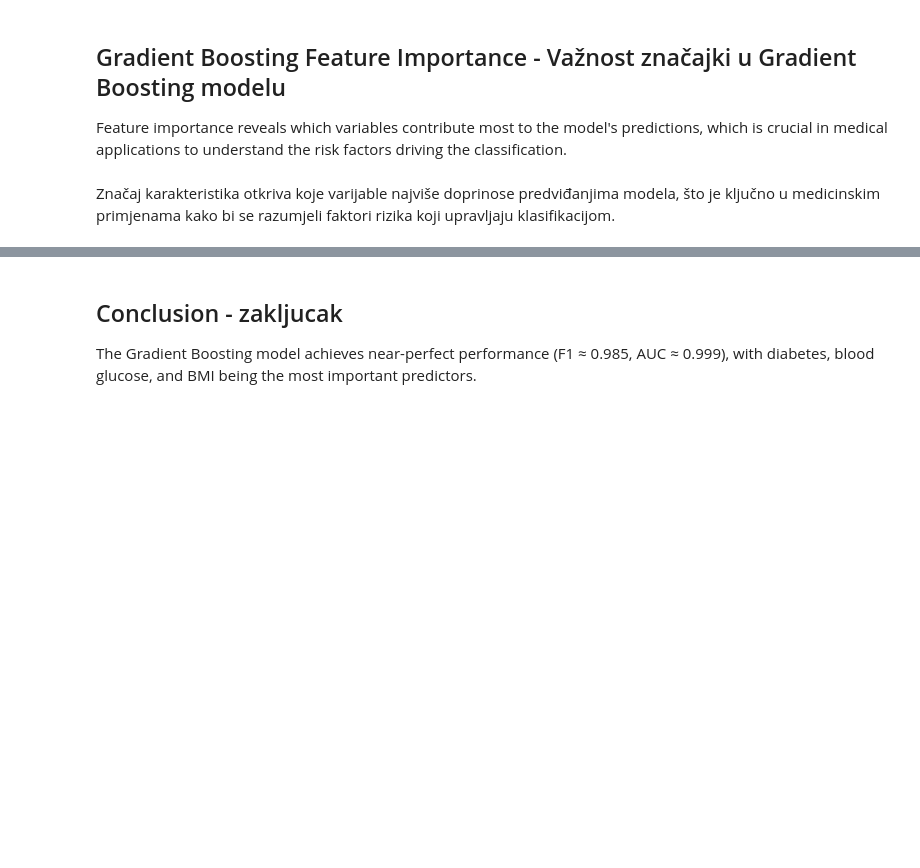
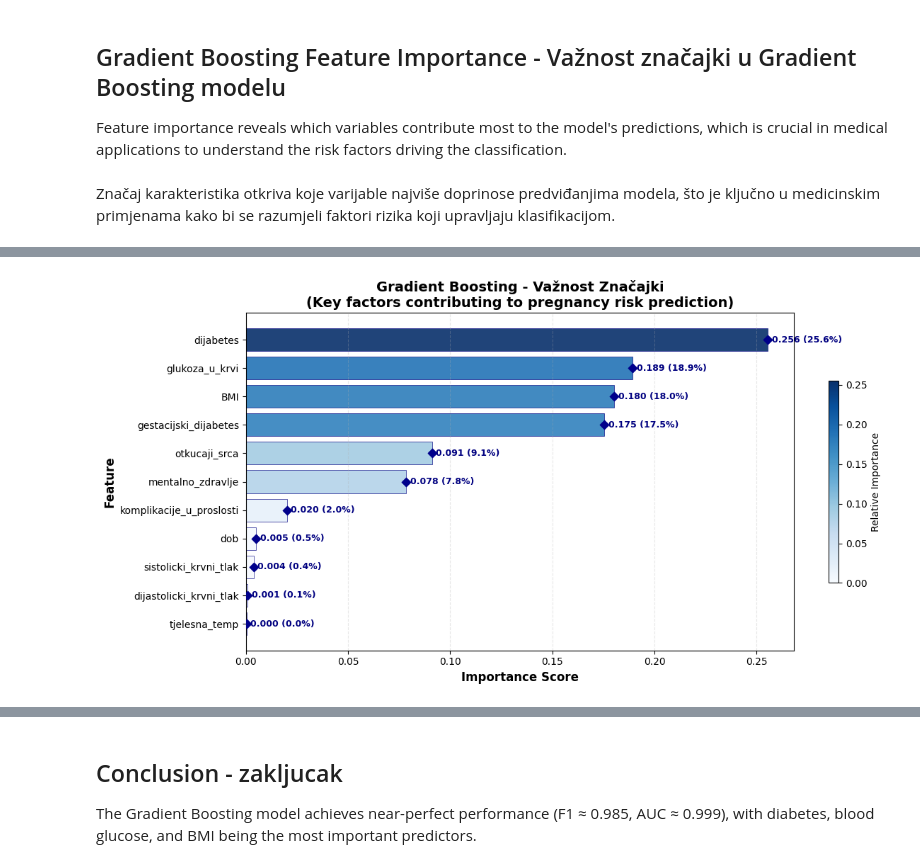
Before and after one commit to a-gcvc/Gestatix, a Jupyter notebook: backend/notebooks/analysisSet1.ipynb, the cells around one changed output, grey strips where cells are left out. Cells and saved outputs as stored; diff of their text form; code cells hidden in the pictures; blank space fills up the shorter version.

Commit message:
models and algoritms modification

```diff
--- a/backend/notebooks/analysisSet1.ipynb
+++ b/backend/notebooks/analysisSet1.ipynb
@@ -1002,0 +959,66 @@ tjelesna_temp                  0.0003
+# %%
+# GRADIENT BOOSTING - Feature Importance vizualizacija sa gradijentom boja
+# Ključni faktori koji doprinose predikciji rizika u trudnoći
+
+from sklearn.ensemble import GradientBoostingClassifier
+
+gb_model = GradientBoostingClassifier(n_estimators=100, random_state=42)
+gb_model.fit(x, y)
+
+feature_importance_gb = pd.DataFrame({
+    'Feature': x.columns,
+    'Importance': gb_model.feature_importances_
+}).sort_values('Importance', ascending=False)
+
+# Dodaj kolonu za procentualnu vrijednost (za lakše ispisivanje)
+feature_importance_gb['Importance_Pct'] = feature_importance_gb['Importance'] * 100
+
+print("=" * 60)
+print("GRADIENT BOOSTING - VAŽNOST ZNAČAJKI (Feature Importance)")
+print("=" * 60)
+
+print("\nZnačajke sortirane po važnosti:\n")
+print(f"{'Feature':<30} {'Importance':>12} {'(%)':>8}")
+print("-" * 50)
+for idx, row in feature_importance_gb.iterrows():
+    print(f"{row['Feature']:30s} {row['Importance']:>12.4f} {row['Importance_Pct']:>7.1f}%")
+
+# Vizualizacija sa gradijentom boja (Plava skala za Gradient Boosting)
+fig, ax = plt.subplots(figsize=(12, 6))
+
+# Boje prema važnosti (tamnije plava = važnije)
+colors = plt.cm.Blues(feature_importance_gb['Importance'] / feature_importance_gb['Importance'].max())
+
+bars = ax.barh(feature_importance_gb['Feature'], feature_importance_gb['Importance'],
+               color=colors, alpha=0.9, edgecolor='navy', linewidth=0.5)
+
+# Dodaj vrijednosti na kraj svakog stupca
+for i, (bar, importance, pct) in enumerate(zip(bars,
+                                                feature_importance_gb['Importance'],
+                                                feature_importance_gb['Importance_Pct'])):
+    # Tekst na kraju stupca
+    ax.text(bar.get_width() + 0.002, bar.get_y() + bar.get_height()/2,
+            f'{importance:.3f} ({pct:.1f}%)',
+            va='center', ha='left', fontsize=9, fontweight='bold', color='navy')
+
+    # Dodaj mali marker na kraj stupca
+    ax.scatter(bar.get_width(), bar.get_y() + bar.get_height()/2,
+               color='darkblue', s=40, zorder=5, marker='D')
+
+ax.set_xlabel('Importance Score', fontsize=12, fontweight='bold')
+ax.set_ylabel('Feature', fontsize=12, fontweight='bold')
+ax.set_title('Gradient Boosting - Važnost Značajki\n(Key factors contributing to pregnancy risk prediction)',
+             fontsize=14, fontweight='bold')
+ax.invert_yaxis()
+ax.grid(axis='x', alpha=0.3, linestyle='--')
+
+# Dodaj legendu za boje
+sm = plt.cm.ScalarMappable(cmap='Blues',
+                           norm=plt.Normalize(0, feature_importance_gb['Importance'].max()))
+sm.set_array([])
+cbar = plt.colorbar(sm, ax=ax, shrink=0.6)
+cbar.set_label('Relative Importance', fontsize=10)
+
+plt.tight_layout()
+plt.show()
+# %% [output]
@@ -1002,0 +1044 @@ tjelesna_temp                  0.0003
+[figure, added]
```
Also changed, not shown: parts of 9 cells of this notebook, 3 other files.
